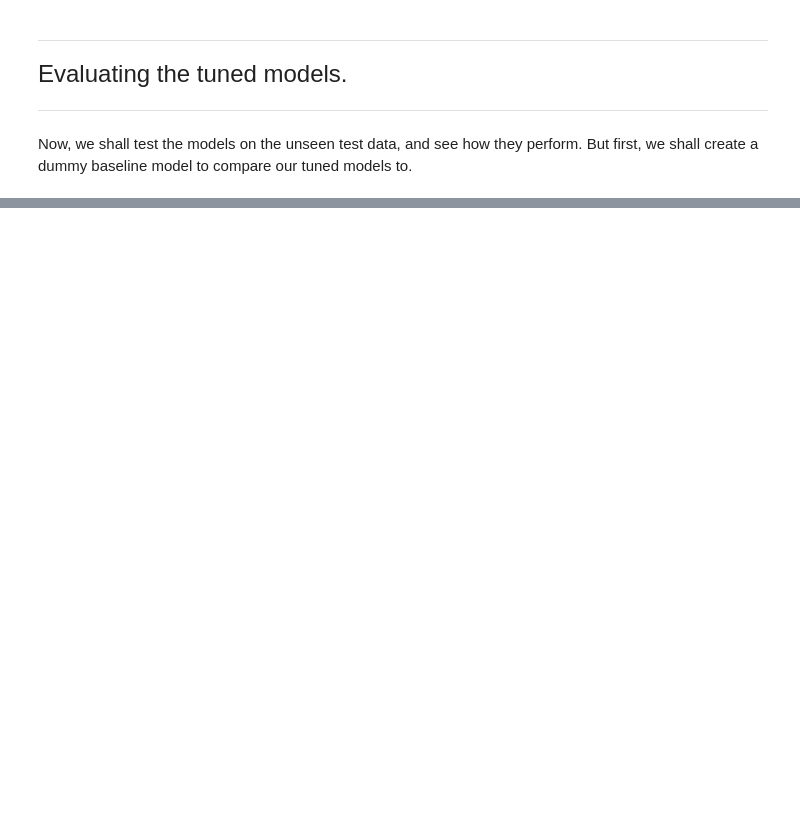
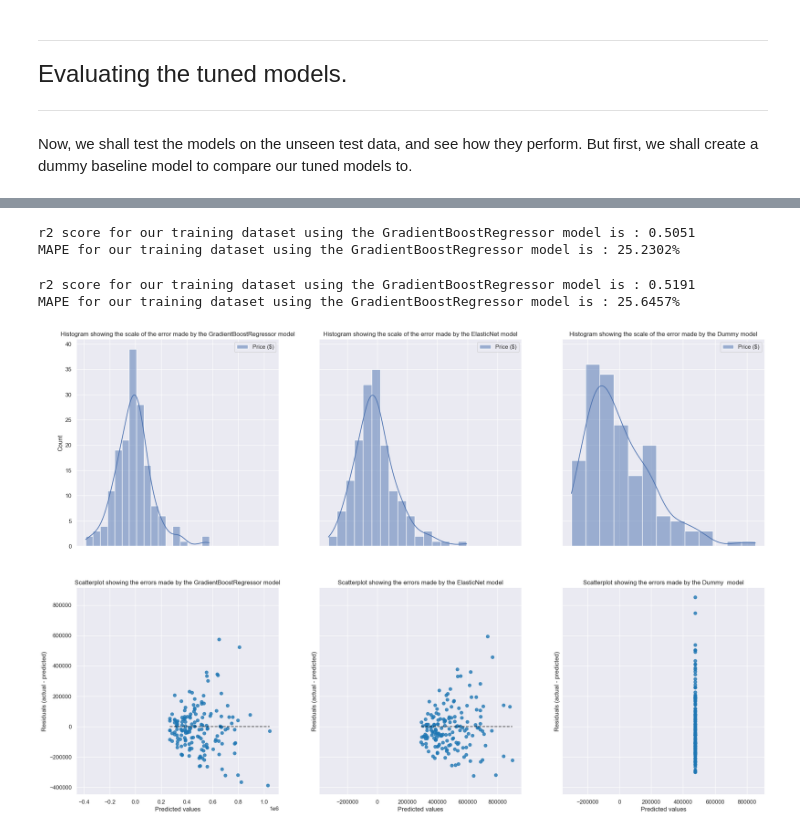
Before and after one commit to derpflections/AIML_CA1_Regression, a Jupyter notebook: index_regression.ipynb, the cells around one changed output, grey strips where cells are left out. Saved outputs shown, nothing was run; the diff lists cells and outputs as text; code cells hidden in the pictures; blank space fills up the shorter version.

```diff
--- a/index_regression.ipynb
+++ b/index_regression.ipynb
@@ -513,0 +521,65 @@ MAPE for our training dataset using the dummy model is : 39.53613580252018%
+# %%
+gbr_tuned = GradientBoostingRegressor(learning_rate = gbr_search.best_params_['learning_rate'], loss = gbr_search.best_params_['loss'], max_depth = gbr_search.best_params_['max_depth'], n_estimators= gbr_search.best_params_['n_estimators'])
+gbr_tuned.fit(X_train, y_train)
+gbr_y_pred = pd.DataFrame(gbr_tuned.predict(X_test))
+
+gbr_mape = mean_absolute_percentage_error(y_test, gbr_y_pred)
+gbr_r2 = r2_score(y_test, gbr_y_pred)
+
+print(f"r2 score for our training dataset using the GradientBoostRegressor model is : {gbr_r2:.4f}")
+print(f"MAPE for our training dataset using the GradientBoostRegressor model is : {gbr_mape*100:.4f}%")
+# %% [output]
+r2 score for our training dataset using the GradientBoostRegressor model is : 0.5051
+MAPE for our training dataset using the GradientBoostRegressor model is : 25.2302%
+# %%
+enr_tuned = ElasticNet(alpha = enr_search.best_params_["alpha"], l1_ratio= enr_search.best_params_["l1_ratio"])
+enr_tuned.fit(X_train, y_train)
+enr_y_pred = pd.DataFrame(enr_tuned.predict(X_test))
+
+enr_mape = mean_absolute_percentage_error(y_test, enr_y_pred)
+enr_r2 = r2_score(y_test, enr_y_pred)
+
+print(f"r2 score for our training dataset using the GradientBoostRegressor model is : {enr_r2:.4f}")
+print(f"MAPE for our training dataset using the GradientBoostRegressor model is : {enr_mape*100:.4f}%")
+# %% [output]
+r2 score for our training dataset using the GradientBoostRegressor model is : 0.5191
+MAPE for our training dataset using the GradientBoostRegressor model is : 25.6457%
+# %%
+y_test = y_test.reset_index(drop = True)
+gbr_y_pred.columns = ["Price ($)"]
+enr_y_pred.columns = ["Price ($)"]
+dummy_y_pred.columns = ["Price ($)"]
+
+gbr_diff = y_test - gbr_y_pred
+ent_diff = y_test - enr_y_pred
+dummy_diff = y_test - dummy_y_pred
+# %%
+fig, ([ax0, ax1, ax4], [ax2, ax3, ax5]) = plt.subplots(2, 3, figsize = (24, 16), sharey = 'row', sharex="col")
+ent_diff = pd.DataFrame(y_test) - pd.DataFrame(enr_y_pred)
+dummy_diff = pd.DataFrame(y_test) - pd.DataFrame(dummy_y_pred)
+
+
+sns.histplot(data = gbr_diff, ax = ax0, kde = True)
+ax0.set_title("Histogram showing the scale of the error made by the GradientBoostRegressor model")
+ax0.set_xlabel("Error in price made by the GradientBoostRegressor model")
+
+gbr_ped = PredictionErrorDisplay(y_true=pd.DataFrame(y_test), y_pred=pd.DataFrame(gbr_y_pred)).plot(ax = ax2)
+ax2.set_title("Scatterplot showing the errors made by the GradientBoostRegressor model")
+
+sns.histplot(data = (ent_diff), ax = ax1, kde = True)
+ax1.set_title("Histogram showing the scale of the error made by the ElasticNet model")
+ax1.set_xlabel("Error in price made by the ElasticNet model")
+
+enr_ped = PredictionErrorDisplay(y_true=pd.DataFrame(y_test), y_pred=pd.DataFrame(enr_y_pred)).plot(ax = ax3)
+ax3.set_title("Scatterplot showing the errors made by the ElasticNet model")
+
+sns.histplot(data = (dummy_diff), ax = ax4, kde = True)
+ax4.set_title("Histogram showing the scale of the error made by the Dummy model")
+ax4.set_xlabel("Error in price made by the Dummy model")
+
+dummy_modelped = PredictionErrorDisplay(y_true=pd.DataFrame(y_test), y_pred=pd.DataFrame(dummy_y_pred)).plot(ax = ax5)
+ax5.set_title("Scatterplot showing the errors made by the Dummy  model")
+
+plt.show()
+# %% [output]
+[figure, added]
```
Also changed, not shown: parts of 18 cells of this notebook, 3 other files.
